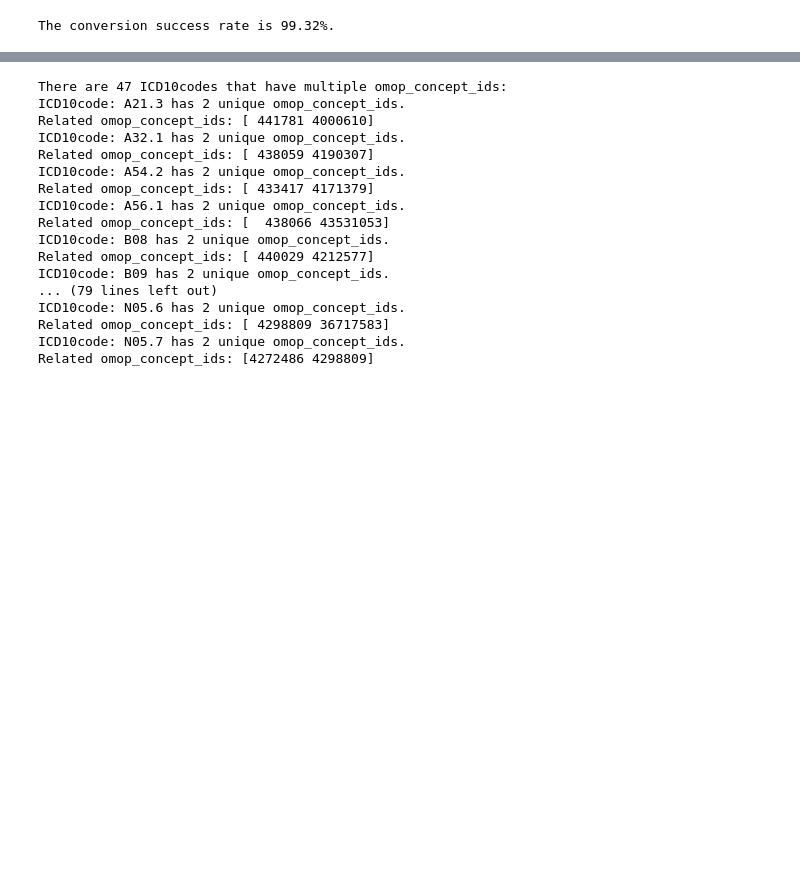
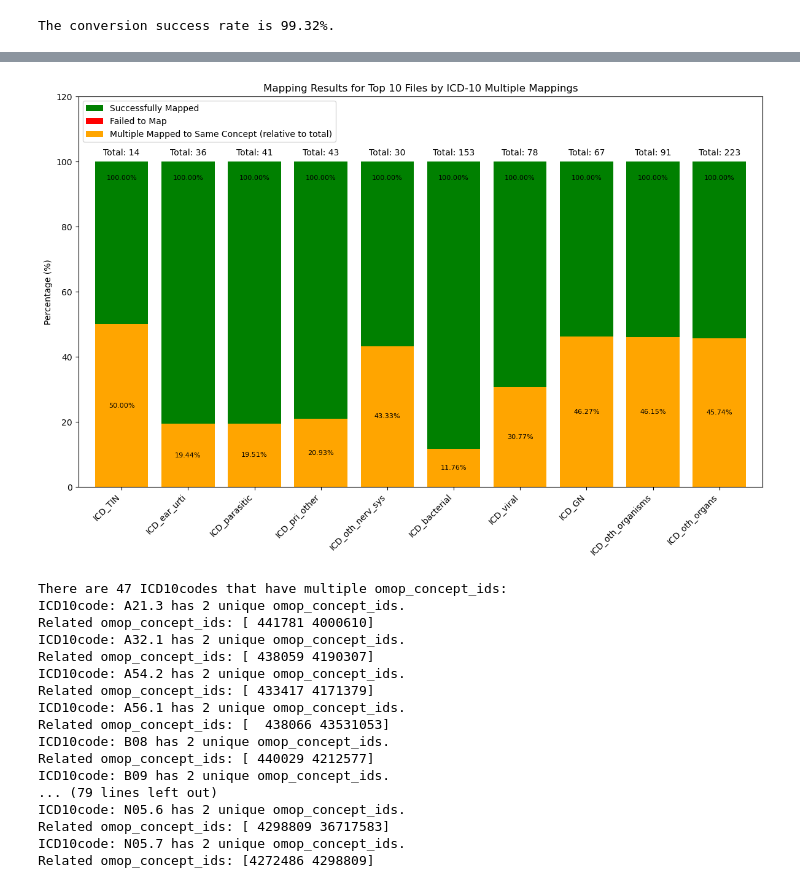
Before and after one commit to Qintonglyu/Terminology-harmonization-of-308-disease-phenotype, a Jupyter notebook: functional concept set cohort definition.ipynb, the cells around one changed output, grey strips where cells are left out. Cells and saved outputs as stored; diff of their text form; code cells hidden in the pictures; blank space fills up the shorter version.

```diff
--- a/functional concept set cohort definition.ipynb
+++ b/functional concept set cohort definition.ipynb
@@ -1017,20 +1082,0 @@ There are 379 unique ICD10codes.
-# %%
-# 使用explode方法将每个ICD10code转为独立的行
-exploded_df = result_df_icd.explode('corresponding_ICD10codes')
-
-# 按file_name分组，计算每个文件的ICD10codes数量
-file_icd_counts = exploded_df.groupby('file_name')['corresponding_ICD10codes'].nunique()
-
-# 排序并选择前10
-top10_files = file_icd_counts.sort_values(ascending=False).head(10)
-
-# 使用seaborn绘制柱状图
-plt.figure(figsize=(12, 8))
-sns.barplot(x=top10_files.values, y=top10_files.index, palette="viridis")
-plt.xlabel('Number of Unique ICD10codes')
-plt.ylabel('File Name')
-plt.title('Top 10 Files by Number of Unique ICD10codes')
-for index, value in enumerate(top10_files.values):
-    plt.text(value, index, str(value))
-plt.tight_layout()
-plt.show()
@@ -1039 +1083,68 @@ plt.show()
+# %%
+import matplotlib.pyplot as plt
+import seaborn as sns
+import numpy as np
+exploded_df = result_df_icd.explode('corresponding_ICD10codes')
+file_icd_counts = exploded_df.groupby('file_name')['corresponding_ICD10codes'].nunique()
+top10_files = file_icd_counts.sort_values(ascending=False).head(10).index
+
+
+total_counts = meta_icd_df[meta_icd_df['source_file'].isin(top10_files)].groupby('source_file')['ICD10code'].nunique()
+multiple_mapped_counts = exploded_df[exploded_df['file_name'].isin(top10_files)].groupby('file_name')['corresponding_ICD10codes'].nunique()
+successful_counts = successful_trans_icd[successful_trans_icd['file_name'].isin(top10_files)].groupby('file_name')['ICD10code'].nunique()
+failed_counts = failed_trans_icd[failed_trans_icd['file_name'].isin(top10_files)].groupby('file_name')['ICD10code'].count()
+
+df_results = pd.DataFrame({
+    'Total': total_counts,
+    'MultipleMapped': multiple_mapped_counts,
+    'Successful': successful_counts,
+    'Failed': failed_counts
+}).fillna(0)
+
+
+df_results['SuccessfulPercentage'] = df_results['Successful'] / df_results['Total'] * 100
+df_results['MultipleMappedPercentage'] = df_results['MultipleMapped'] / df_results['Total'] * 100
+df_results['FailedPercentage'] = df_results['Failed'] / df_results['Total'] * 100
+#Plot
+fig, ax = plt.subplots(figsize=(12, 8))
+
+
+df_results.sort_values(by='MultipleMapped', ascending=True).plot(y=['SuccessfulPercentage', 'FailedPercentage'],
+                                                                      kind='bar', stacked=True,
+                                                                      color=['green', 'red'],width =0.8, ax=ax, legend=False)
+
+
+for index, row in df_results.sort_values(by='MultipleMapped', ascending=True).iterrows():
+    percentage_of_total = (row['MultipleMapped'] / row['Total']) * 100
+    ax.bar(x=index, height=percentage_of_total, color='orange', width=0.8)
+
+
+for index, tick in enumerate(ax.get_xticks()):
+    codelist_name = ax.get_xticklabels()[index].get_text()
+    failed_percentage = df_results.loc[codelist_name, 'FailedPercentage']
+    success_percentage = df_results.loc[codelist_name, 'SuccessfulPercentage']
+    multiple_mapped_percentage = (df_results.loc[codelist_name, 'MultipleMapped'] / df_results.loc[codelist_name, 'Total']) * 100
+
+    if failed_percentage > 0:
+        ax.text(tick, success_percentage + failed_percentage/2, f"{failed_percentage:.2f}%", ha='center', va='center', fontsize=8, color='white')
+    if success_percentage > 0:
+        ax.text(tick, 95, f"{success_percentage:.2f}%", ha='center', va='center', fontsize=8, color='black')
+    if multiple_mapped_percentage > 0:
+        ax.text(tick, (multiple_mapped_percentage/2), f"{multiple_mapped_percentage:.2f}%", ha='center', va='center', fontsize=8, color='black')
+
+
+for index, tick in enumerate(ax.get_xticks()):
+    codelist_name = ax.get_xticklabels()[index].get_text()
+    total_value = df_results.loc[codelist_name, 'Total']
+    ax.text(tick, 102, 'Total: ' + str(total_value), ha='center')
+
+ax.set_ylim(0, 120)
+ax.set_ylabel('Percentage (%)')
+ax.set_title('Mapping Results for Top 10 Files by ICD-10 Multiple Mappings')
+plt.xticks(rotation=45, ha='right')
+ax.legend(['Successfully Mapped', 'Failed to Map', 'Multiple Mapped to Same Concept (relative to total)'], loc='upper left')
+plt.tight_layout()
+plt.show()
+# %% [output]
+[figure, added]
 # %%
```
Also changed, not shown: parts of 85 cells of this notebook.
